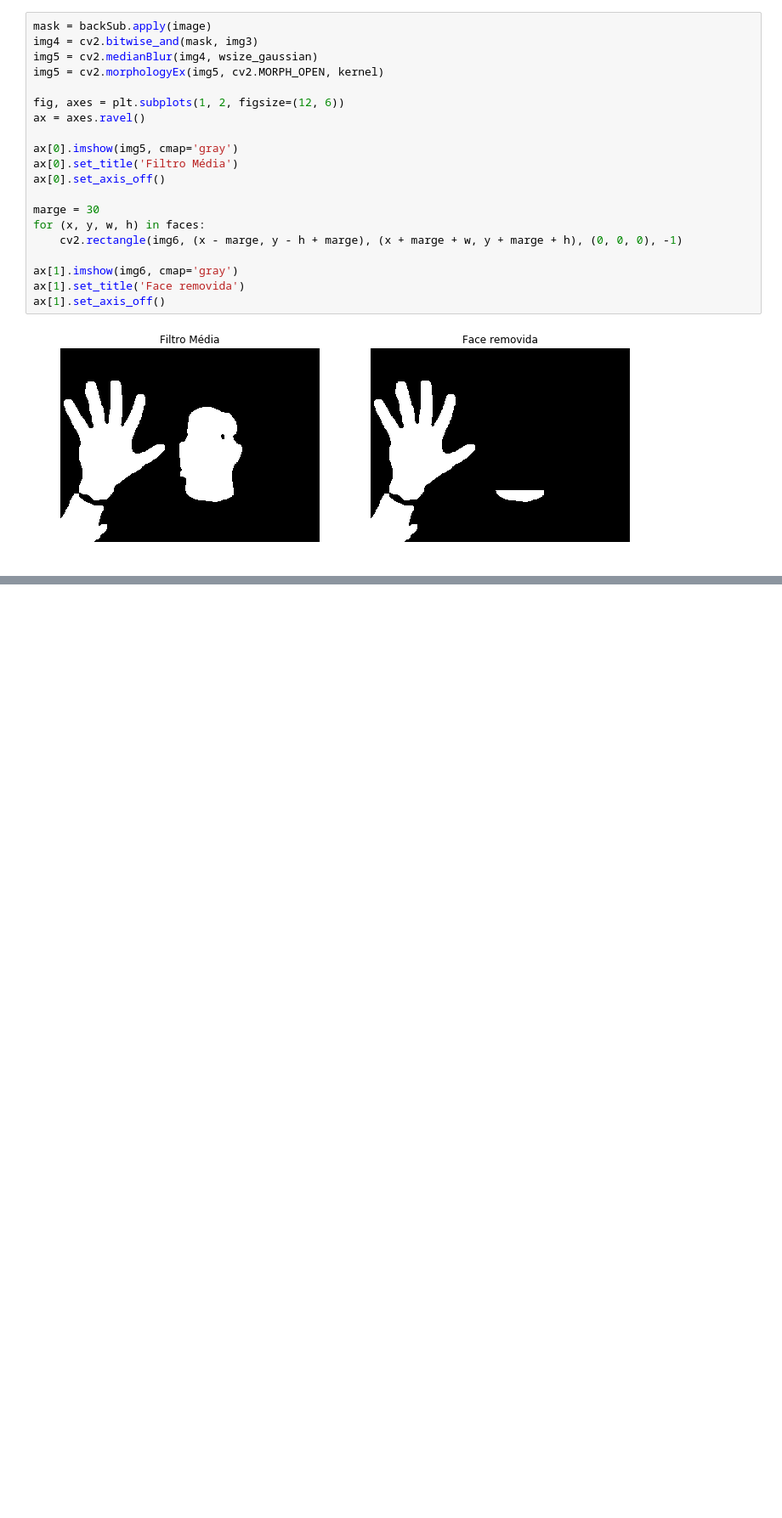
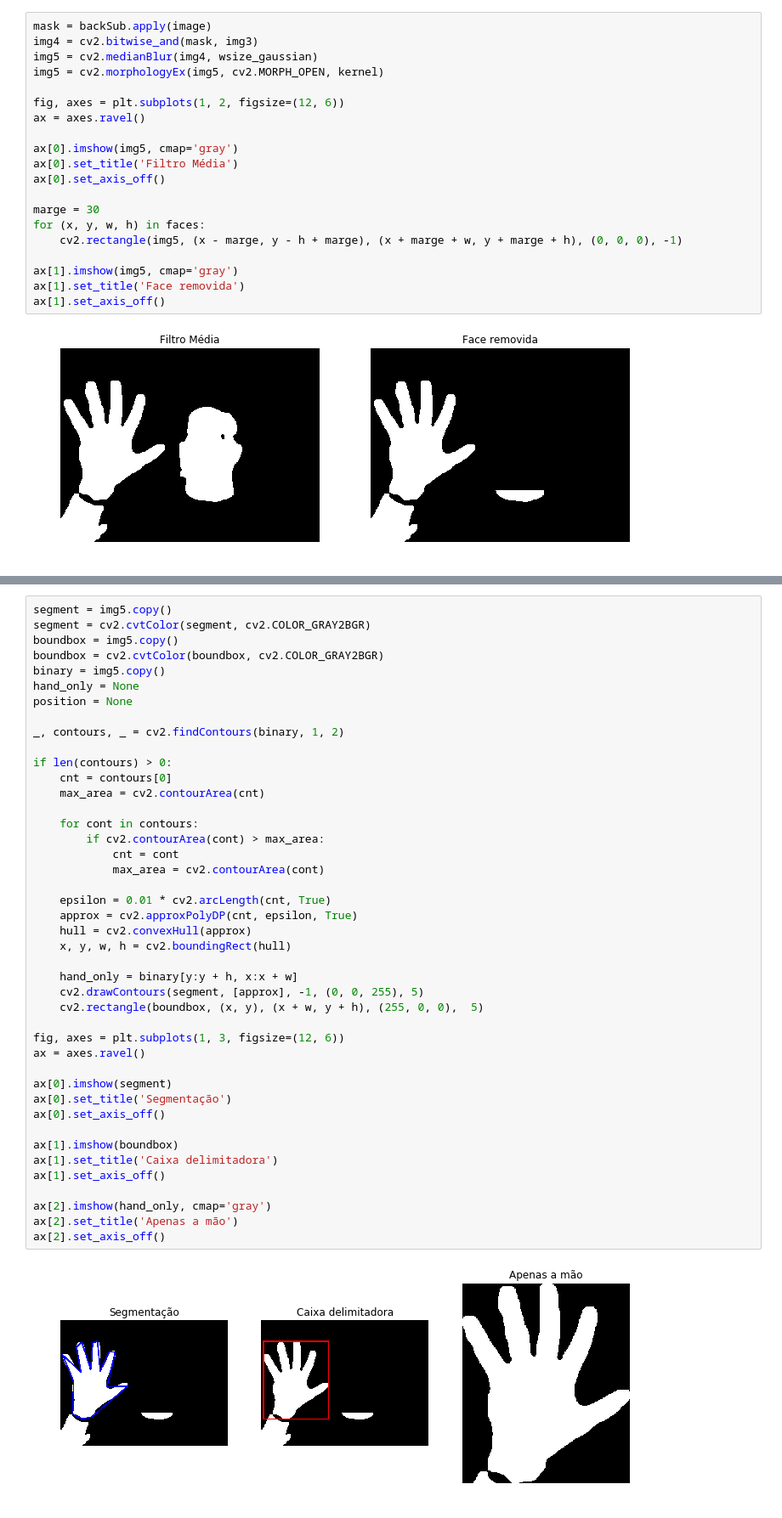
Before and after one commit to ssauloferreira/hand-tracking-classification, a Jupyter notebook: hand_gestures.ipynb, the cells around one changed output, grey strips where cells are left out. Shown: that part at 85% size. Saved outputs shown, nothing was run; the diff lists cells and outputs as text; blank space fills up the shorter version.

Commit message:
Segmentar mão

```diff
--- a/hand_gestures.ipynb
+++ b/hand_gestures.ipynb
@@ -170,9 +187,9 @@ ax[0].set_axis_off()
 
 marge = 30
 for (x, y, w, h) in faces:
-    cv2.rectangle(img6, (x - marge, y - h + marge), (x + marge + w, y + marge + h), (0, 0, 0), -1)
+    cv2.rectangle(img5, (x - marge, y - h + marge), (x + marge + w, y + marge + h), (0, 0, 0), -1)
 
-ax[1].imshow(img6, cmap='gray')
+ax[1].imshow(img5, cmap='gray')
 ax[1].set_title('Face removida')
 ax[1].set_axis_off()
 # %% [output]
@@ -179,0 +201,45 @@ ax[1].set_axis_off()
+# %%
+segment = img5.copy()
+segment = cv2.cvtColor(segment, cv2.COLOR_GRAY2BGR)
+boundbox = img5.copy()
+boundbox = cv2.cvtColor(boundbox, cv2.COLOR_GRAY2BGR)
+binary = img5.copy()
+hand_only = None
+position = None
+
+_, contours, _ = cv2.findContours(binary, 1, 2)
+
+if len(contours) > 0:
+    cnt = contours[0]
+    max_area = cv2.contourArea(cnt)
+
+    for cont in contours:
+        if cv2.contourArea(cont) > max_area:
+            cnt = cont
+            max_area = cv2.contourArea(cont)
+
+    epsilon = 0.01 * cv2.arcLength(cnt, True)
+    approx = cv2.approxPolyDP(cnt, epsilon, True)
+    hull = cv2.convexHull(approx)
+    x, y, w, h = cv2.boundingRect(hull)
+
+    hand_only = binary[y:y + h, x:x + w]
+    cv2.drawContours(segment, [approx], -1, (0, 0, 255), 5)
+    cv2.rectangle(boundbox, (x, y), (x + w, y + h), (255, 0, 0),  5)
+
+fig, axes = plt.subplots(1, 3, figsize=(12, 6))
+ax = axes.ravel()
+
+ax[0].imshow(segment)
+ax[0].set_title('Segmentação')
+ax[0].set_axis_off()
+
+ax[1].imshow(boundbox)
+ax[1].set_title('Caixa delimitadora')
+ax[1].set_axis_off()
+
+ax[2].imshow(hand_only, cmap='gray')
+ax[2].set_title('Apenas a mão')
+ax[2].set_axis_off()
+# %% [output]
+[figure, added]
```
Also changed, not shown: parts of 6 cells of this notebook.
